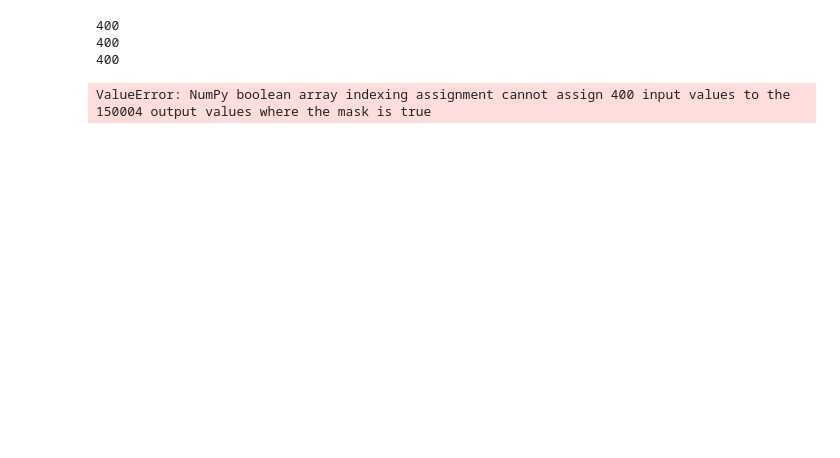
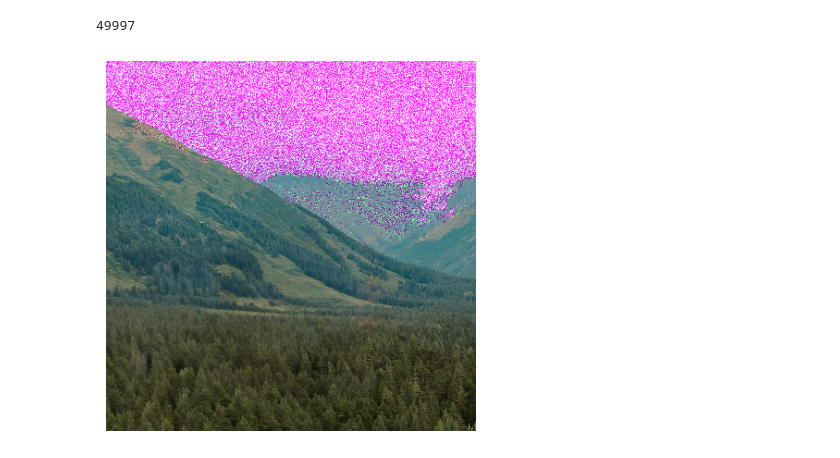
Before and after one commit to chhaylenggg/The-Image-Filter-Pixel-Manipulation-Engine, a Jupyter notebook: image filter and pixel manipulation.ipynb, the cells around one changed output. Drawn from its saved outputs; the diff is of its cells as text; code cells hidden in the pictures; blank space fills up the shorter version.

```diff
--- a/image filter and pixel manipulation.ipynb
+++ b/image filter and pixel manipulation.ipynb
@@ -26,45 +26,42 @@ random.seed(1)
 # plt.show()
 
 canvas = np.zeros_like(img_array)
 # plt.imshow(canvas)
 # plt.axis("off")
 # plt.show()
 
 cropped_img = img_array[100:500, 200:600]
 # plt.imshow(cropped_img)
 # plt.axis("off")
 # plt.show()
 
 red_channel = cropped_img.copy()
 img_channel = cropped_img[:, :, 0]
 red_channel[:, :, 1] = 0
 red_channel[:, :, 2] = 0
 # plt.imshow(red_channel)
 # plt.axis("off")
 # plt.show()
 
 # cropped_green_img = cropped_img[:, :, 1]
 result = cropped_img.copy()
 # print(len(cropped_green_img))
-masking_screen = result > 150
-random_cropped_green_img = np.random.randint(0,256, size = (len(result)))
-print(len(result))
-print(len(random_cropped_green_img))
-print(len(masking_screen))
-# result[:, :, 1] = random_cropped_green_img
-result[masking_screen] = random_cropped_green_img
-print(len(result[masking_screen]))
-# plt.imshow(result)
-# plt.axis("off")
-# plt.show()
+masking_screen = result[:, :, 1]> 150
+random_cropped_green_img = np.random.randint(0,256, size = (len(result[masking_screen])))
+#print(len(result))
+#print(len(random_cropped_green_img))
+#print(len(masking_screen))
+result[masking_screen, 1] = random_cropped_green_img
+#print(len(result[masking_screen]))
+plt.imshow(result)
+plt.axis("off")
+plt.show()
 
 # brightness = cropped_img + 50
 # brightness = np.clip (brightness, 0, 255)
 # plt.imshow(brightness)
 # plt.axis("off")
 # plt.show()
 # %% [output]
-400
-400
-400
+49997
-ValueError: NumPy boolean array indexing assignment cannot assign 400 input values to the 150004 output values where the mask is true
+[figure, added]
```
